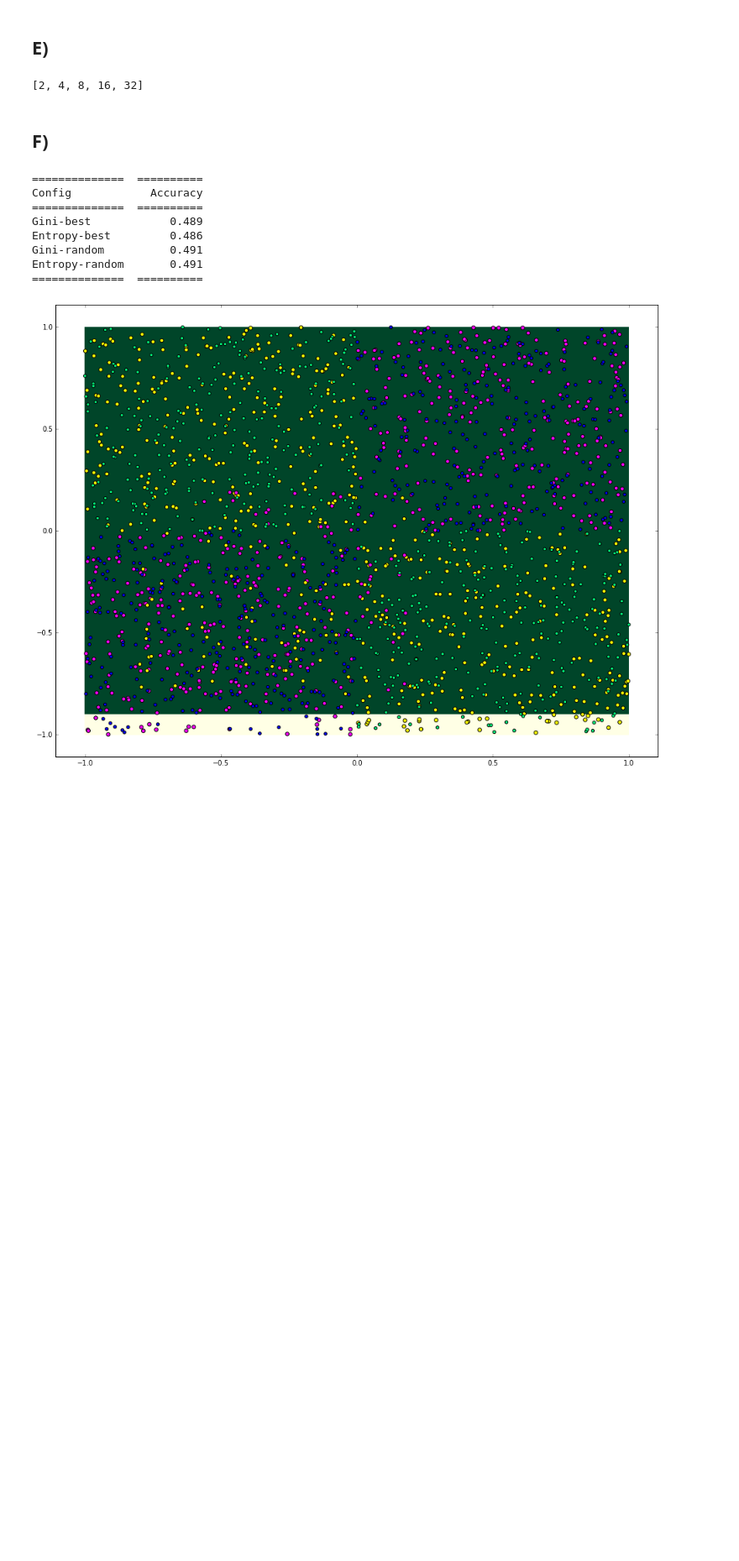
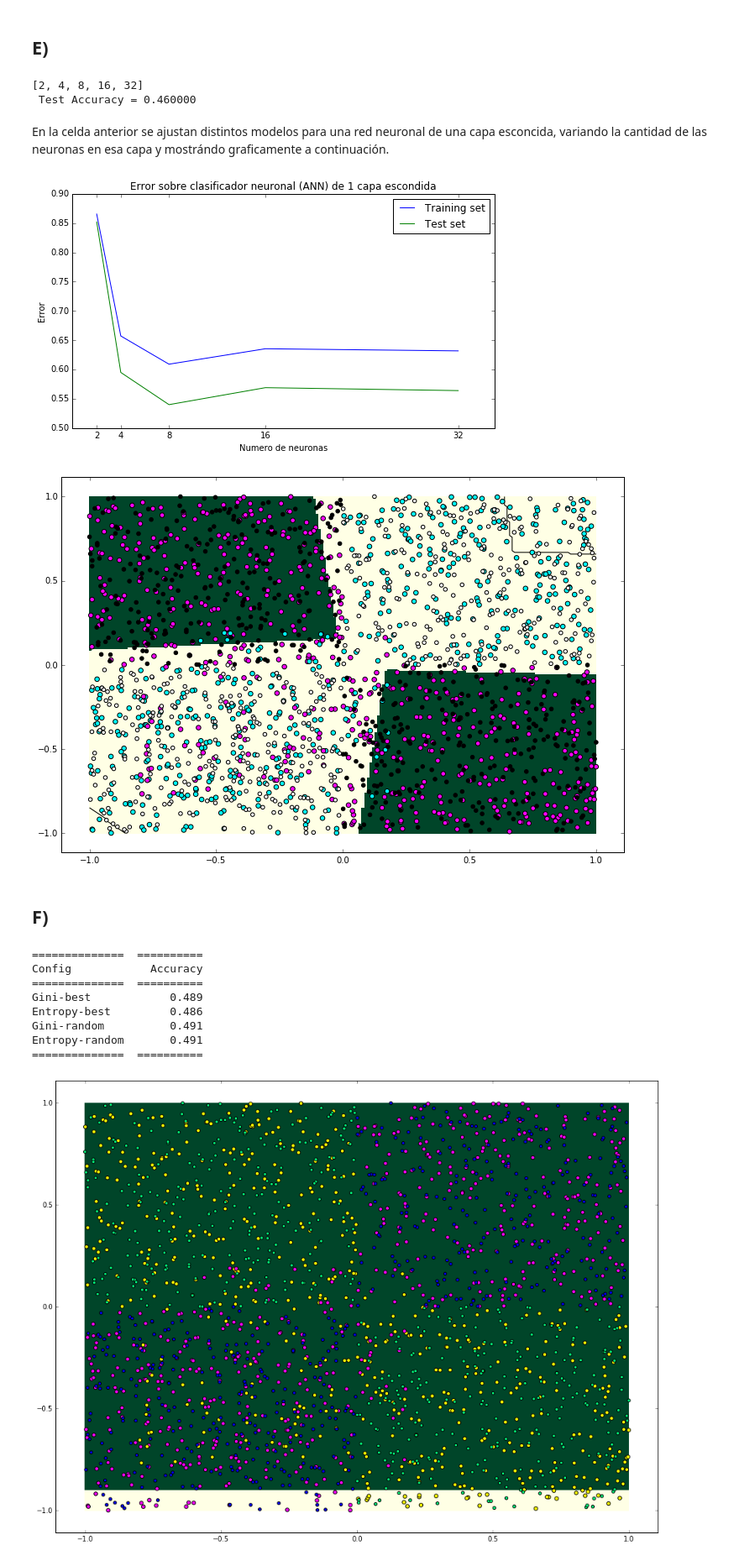
Before and after one commit to FMena14/MachineLearning3, a Jupyter notebook: Parte1.ipynb, the cells around one changed output. Shown at 84% size. Drawn from its saved outputs; the diff is of its cells as text; code cells hidden in the pictures; blank space fills up the shorter version.

Commit message:
añadiendo ejecucion de redes neuronales

```diff
--- a/Parte1.ipynb
+++ b/Parte1.ipynb
@@ -279,37 +348,43 @@ def do_ANN(x,y,xt,yt):
         info_test.append(scores[1])
         if scores[1] > mejor:
             mejor = scores[1]
-    print "Test Accuracy = %f"%mejor
+    print "\n Test Accuracy = %f"%mejor
     return info_train,info_test
 
 info_tr,info_ts = do_ANN(X_train,Y_train,X_test,Y_test)
 # %% [output]
 [2, 4, 8, 16, 32]
+ Test Accuracy = 0.460000
+# %% [markdown]
+En la celda anterior se ajustan distintos modelos para una red neuronal de una capa esconcida, variando la cantidad de las neuronas en esa capa y mostrándo graficamente a continuación.
 # %%
 error_train = [1-i for i in info_tr]
 error_test = [1-j for j in info_ts]
 
 import matplotlib.pyplot as plt
 plt.subplots(figsize=(9,5))
 plt.plot(N_hs,error_train, label = "Training set")
 plt.plot(N_hs,error_test, label = "Test set")
 
 plt.xticks(N_hs)
 plt.xlabel('Numero de neuronas')
 plt.ylabel('Error')
 plt.title('Error sobre clasificador neuronal (ANN) de 1 capa escondida')
 #plt.axis('tight')
 plt.legend(loc="upper right")
 plt.show()
 
 #para casos representativos
-#model = Sequential()
-#model.add(Dense(16, input_dim=X_train.shape[1], init="uniform", activation="relu"))
-#model.add(Dense(1, init="uniform", activation="sigmoid"))
-#model.compile(optimizer=SGD(lr=1), loss="binary_crossentropy", metrics=["accuracy"])
-#model.fit(X_train, Y_train, nb_epoch=50, batch_size=100, verbose=0)
+model = Sequential()
+model.add(Dense(8, input_dim=X_train.shape[1], init="uniform", activation="relu"))
+model.add(Dense(1, init="uniform", activation="sigmoid"))
+model.compile(optimizer=SGD(lr=1), loss="binary_crossentropy", metrics=["accuracy"])
+model.fit(X_train, Y_train, nb_epoch=50, batch_size=100, verbose=0)
 
-#plot_classifier(model,X_train,Y_train,X_test,Y_test,"ann")
+plot_classifier(model,X_train,Y_train,X_test,Y_test,"ann")
+# %% [output]
+[figure, added]
+[figure, added]
 # %% [markdown]
 ## F)
 # %%
```
Also changed, not shown: parts of 13 cells of this notebook.
